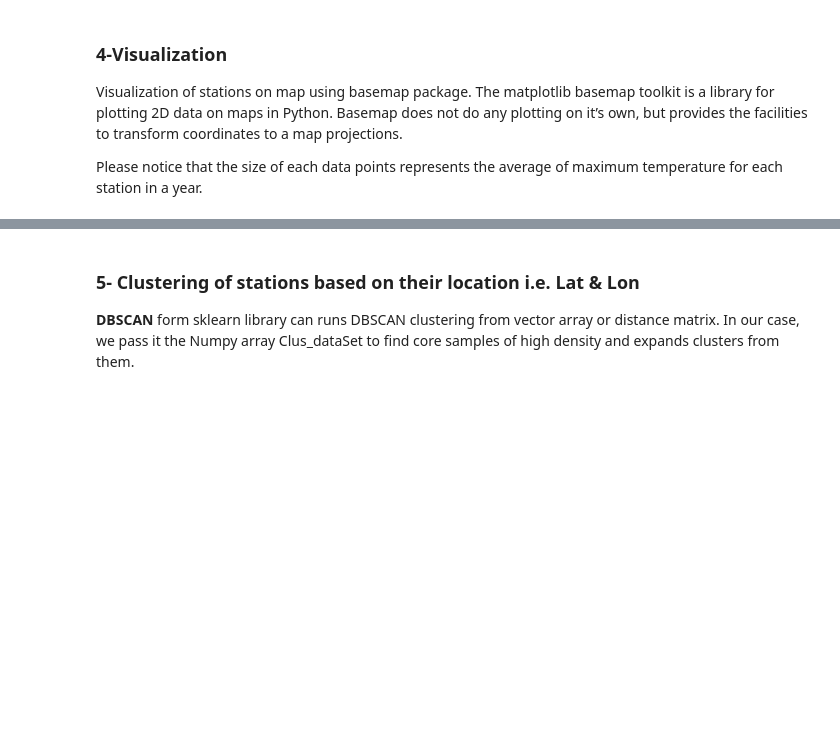
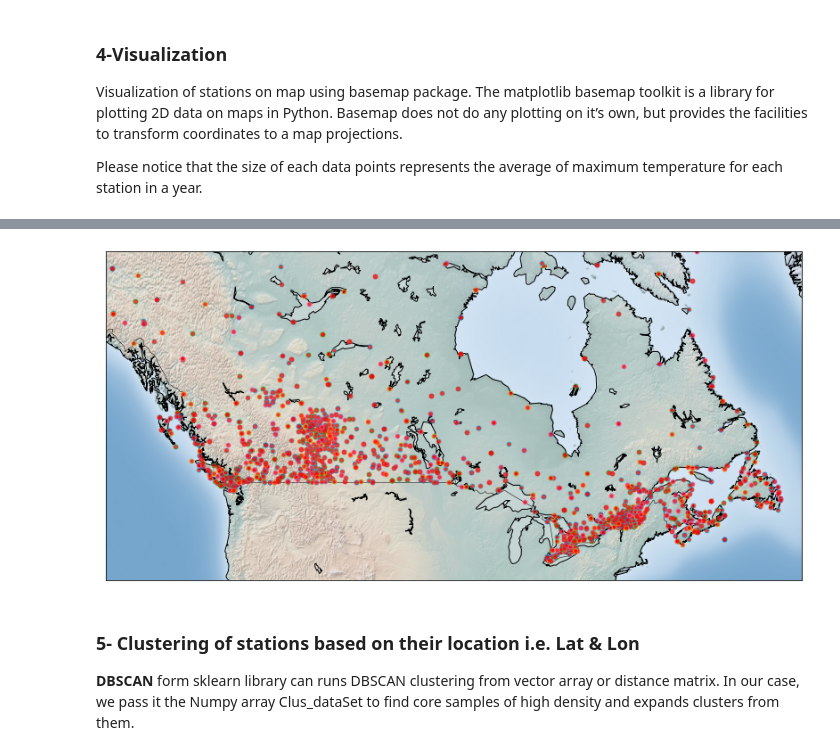
Before and after one commit to sazk07/IBM-Data-Science, a Jupyter notebook: Machine Learning with Python/ML0101EN-Clus-DBSCN-weather.ipynb, the cells around one changed output, grey strips where cells are left out. Saved outputs shown, nothing was run; the diff lists cells and outputs as text; code cells hidden in the pictures; blank space fills up the shorter version.

```diff
--- a/Machine Learning with Python/ML0101EN-Clus-DBSCN-weather.ipynb
+++ b/Machine Learning with Python/ML0101EN-Clus-DBSCN-weather.ipynb
@@ -355,13 +346,7 @@ weather-stations201 100%[===================>] 126.78K  --.-KB/s    in 0.08s
 
 We will import the .csv then we creates the columns for year, month and day.
 # %%
-import csv
-import pandas as pd
-import numpy as np
-
-#filename='weather-stations20140101-20141231.csv'
-
-#Read csv
-pdf = pd.read_csv('weather-stations20140101-20141231.csv')
-pdf.head(5)
+# Read csv
+pdf = pd.read_csv("weather-station20140101-20141231.csv")
+print(pdf.head(5))
 # %% [output]
@@ -405,44 +414,46 @@ Visualization of stations on map using basemap package. The matplotlib basemap t
 
 Please notice that the size of each data points represents the average of maximum temperature for each station in a year.
 # %%
-#import os
-
-#os.environ['PROJ_LIB'] = r'C:\Users\sazk\anaconda3\pkgs\proj4-5.2.0-ha925a31_1\Library\share'
-
-from mpl_toolkits.basemap import Basemap
-import matplotlib.pyplot as plt
-from pylab import rcParams
-%matplotlib inline
-rcParams['figure.figsize'] = (14,10)
-
-llon=-140
-ulon=-50
-llat=40
-ulat=65
-
-pdf = pdf[(pdf['Long'] > llon) & (pdf['Long'] < ulon) & (pdf['Lat'] > llat) &(pdf['Lat'] < ulat)]
-
-my_map = Basemap(projection='merc',
-            resolution = 'l', area_thresh = 1000.0,
-            llcrnrlon=llon, llcrnrlat=llat, #min longitude (llcrnrlon) and latitude (llcrnrlat)
-            urcrnrlon=ulon, urcrnrlat=ulat) #max longitude (urcrnrlon) and latitude (urcrnrlat)
-
+rcParams["figure.figsize"] = (14, 10)
+llon = -140
+ulon = -50
+llat = 40
+ulat = 65
+pdf = pdf[
+    (pdf["Long"] > llon)
+    & (pdf["Long"] < ulon)
+    & (pdf["Lat"] > llat)
+    & (pdf["Lat"] < ulat)
+]
+my_map = Basemap(
+    projection="merc",
+    resolution="l",
+    area_thresh=1000.0,
+    llcrnrlon=llon,
+    llcrnrlat=llat,
+    urcrnrlon=ulon,
+    urcrnrlat=ulat,
+)
 my_map.drawcoastlines()
 my_map.drawcountries()
 # my_map.drawmapboundary()
-my_map.fillcontinents(color = 'white', alpha = 0.3)
+my_map.fillcontinents(color="white", alpha=0.3)
 my_map.shadedrelief()
-
 # To collect data based on stations
-
-xs,ys = my_map(np.asarray(pdf.Long), np.asarray(pdf.Lat))
-pdf['xm']= xs.tolist()
-pdf['ym'] =ys.tolist()
-
-#Visualization1
-for index,row in pdf.iterrows():
-#   x,y = my_map(row.Long, row.Lat)
-   my_map.plot(row.xm, row.ym,markerfacecolor =([1,0,0]),  marker='o', markersize= 5, alpha = 0.75)
-#plt.text(x,y,stn)
+xs, ys = my_map(np.asarray(pdf.Long), np.asarray(pdf.Lat))
+pdf["xm"] = xs.tolist()
+pdf["ym"] = ys.tolist()
+# Visualization1
+for index, row in pdf.iterrows():
+    #   x,y = my_map(row.Long, row.Lat)
+    my_map.plot(
+        row.xm,
+        row.ym,
+        markerfacecolor=([1, 0, 0]),
+        marker="o",
+        markersize=5,
+        alpha=0.75,
+    )
+# plt.text(x,y,stn)
 plt.show()
 # %% [output]
@@ -450,3 +460,4 @@ ImportError: cannot import name 'dedent'
+[figure, added]
 # %% [markdown]
 ### 5- Clustering of stations based on their location i.e. Lat & Lon
 
```
Also changed, not shown: parts of 19 cells of this notebook, 24 other files.
